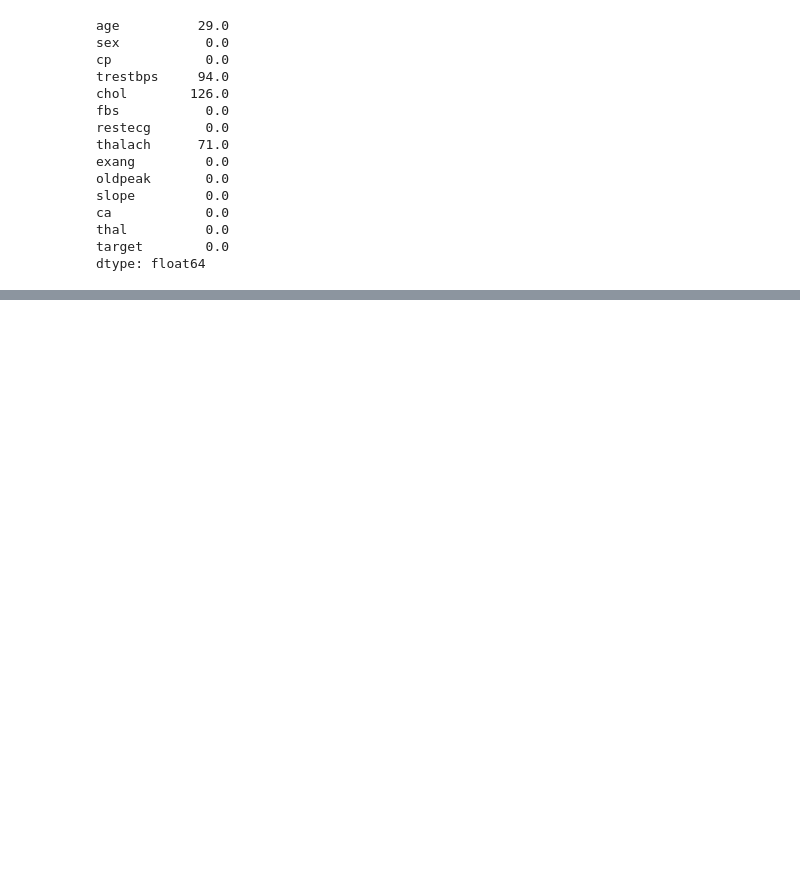
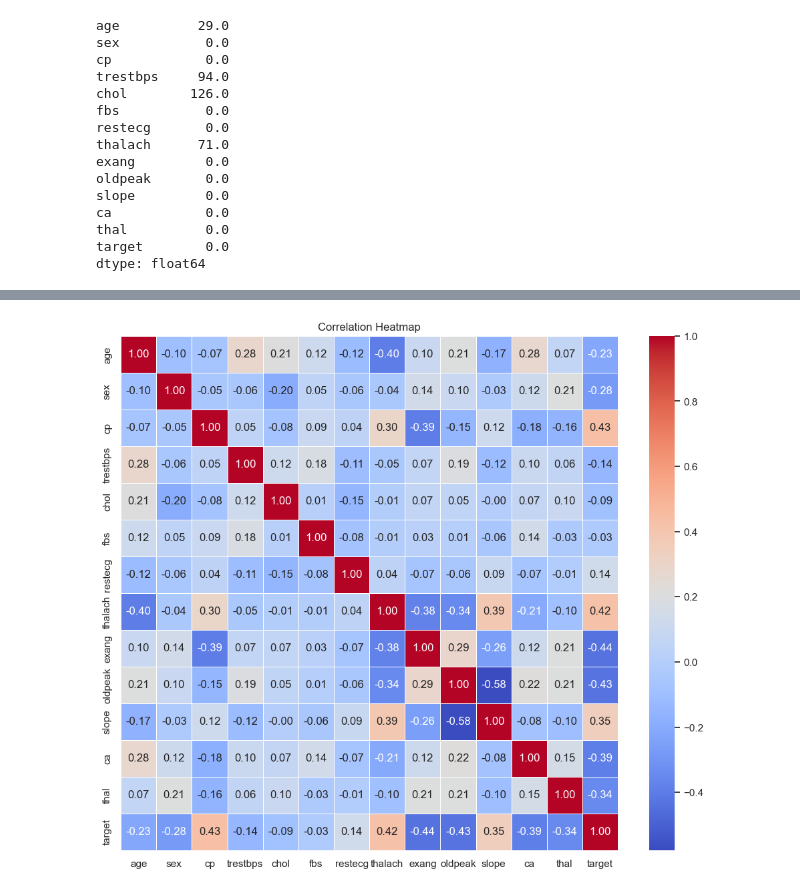
Before and after one commit to okwelmark/okwel_edgar_mark, a Jupyter notebook: okwel_edgar_mark_assignment2.ipynb, the cells around one changed output, grey strips where cells are left out. Drawn from its saved outputs; the diff is of its cells as text; code cells hidden in the pictures; blank space fills up the shorter version.

Commit message:
correlation

```diff
--- a/okwel_edgar_mark_assignment2.ipynb
+++ b/okwel_edgar_mark_assignment2.ipynb
@@ -197,0 +219,9 @@ NameError: name 'age' is not defined
+# %%
+#correlation heatmap
+plt.figure(figsize=(12,10))
+corr = data.corr()
+sns.heatmap(corr, annot=True, fmt=".2f", cmap='coolwarm', linewidths=0.5)
+plt.title('Correlation Heatmap')
+plt.show()
+# %% [output]
+[figure, added]
```
Also changed, not shown: parts of 13 cells of this notebook.
